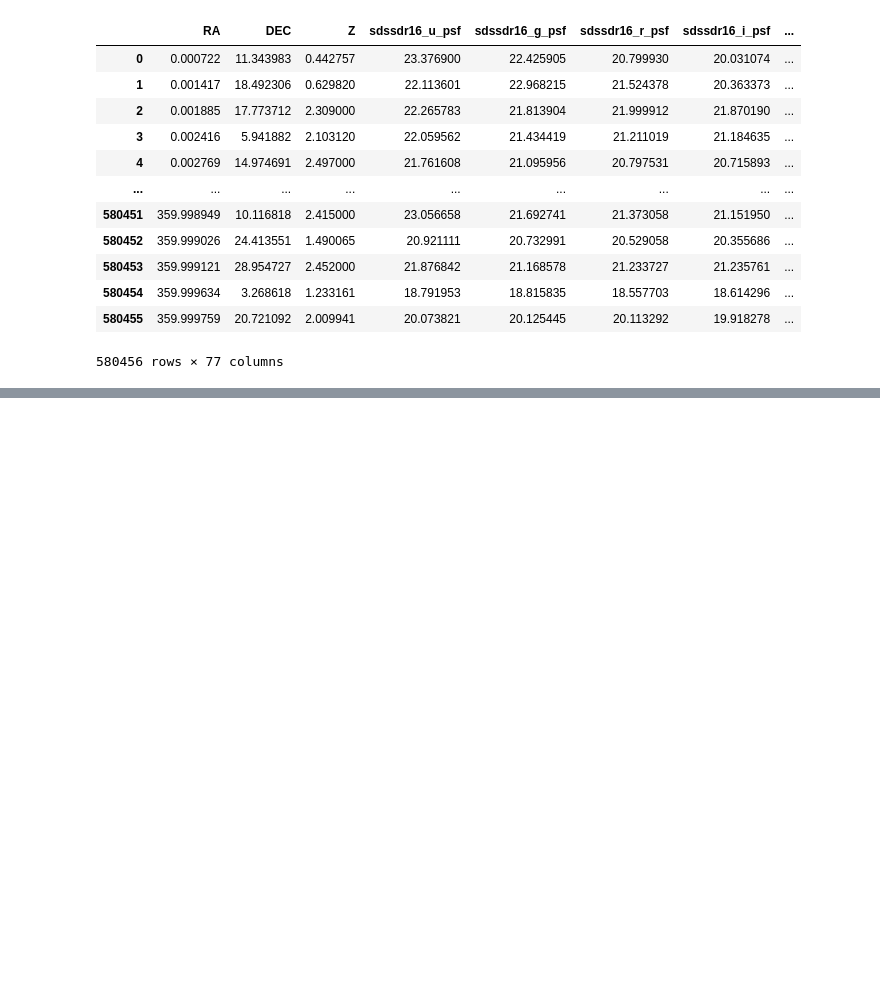
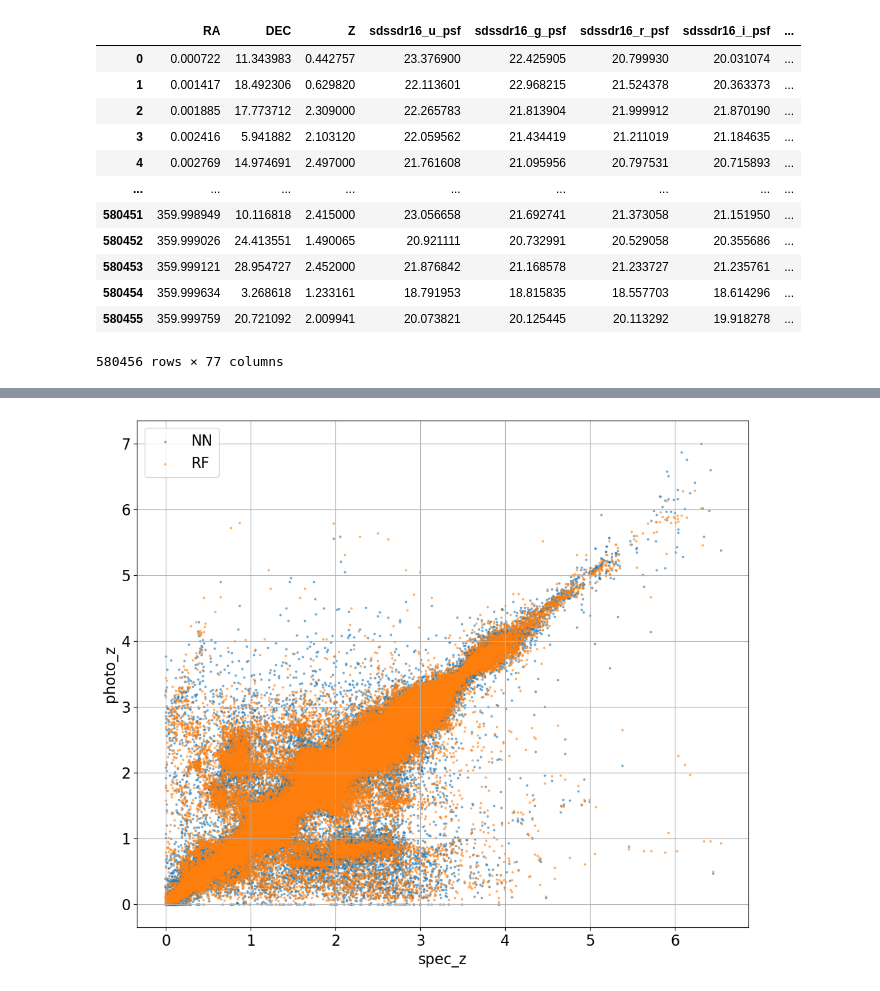
Before and after one commit to SVasi1yev/MSU_quasars, a Jupyter notebook: deep_ensambles_photo_z.ipynb, the cells around one changed output, grey strips where cells are left out. Saved outputs shown, nothing was run; the diff lists cells and outputs as text; code cells hidden in the pictures; blank space fills up the shorter version.

```diff
--- a/deep_ensambles_photo_z.ipynb
+++ b/deep_ensambles_photo_z.ipynb
@@ -401,0 +624,14 @@ print(f'Benchmark out_rate:\t{round(out_rate(train_20_35_02["Z"], train_20_35_02
+# %%
+font = {'size': 16}
+plt.rc('font', **font)
+fig = plt.figure(figsize=(12, 10))
+plt.grid()
+
+plt.scatter(train_20_35_02["Z"], mode, alpha=0.5, s=3, label='NN')
+plt.scatter(train_20_35_02["Z"], train_20_35_02["max35_z"], alpha=0.5, s=3, label='RF')
+plt.legend()
+plt.xlabel('spec_z')
+plt.ylabel('photo_z')
+pass;
+# %% [output]
+[figure, added]
```
Also changed, not shown: parts of 39 cells of this notebook.
